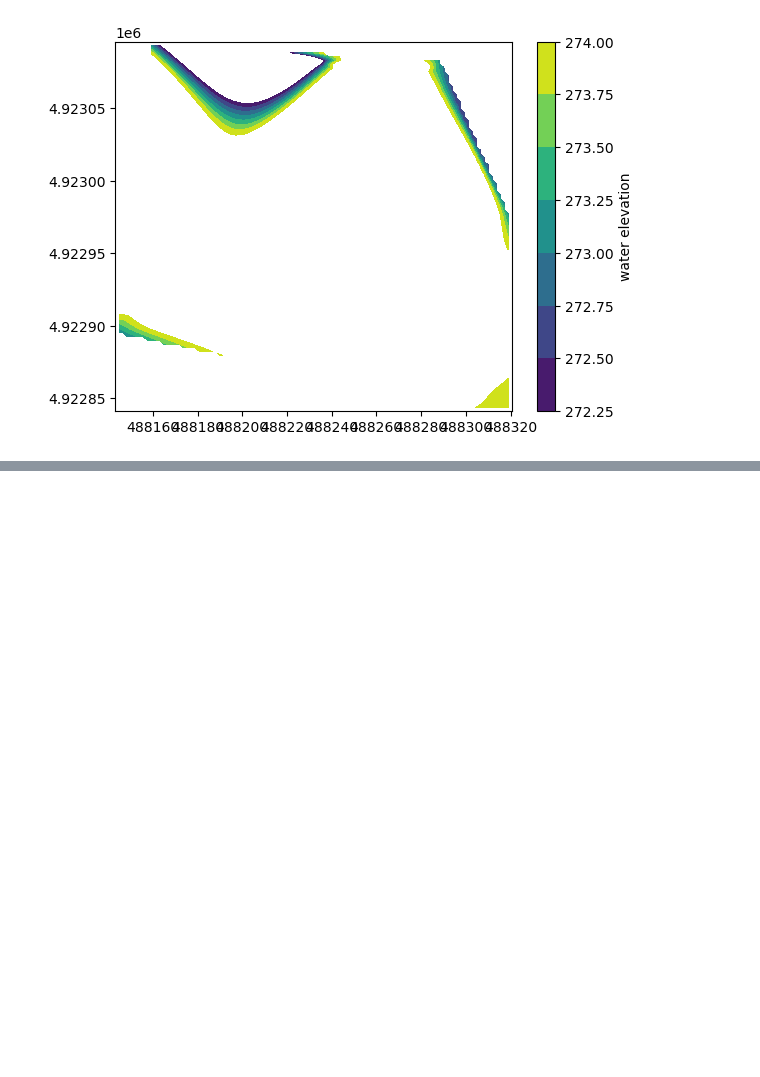
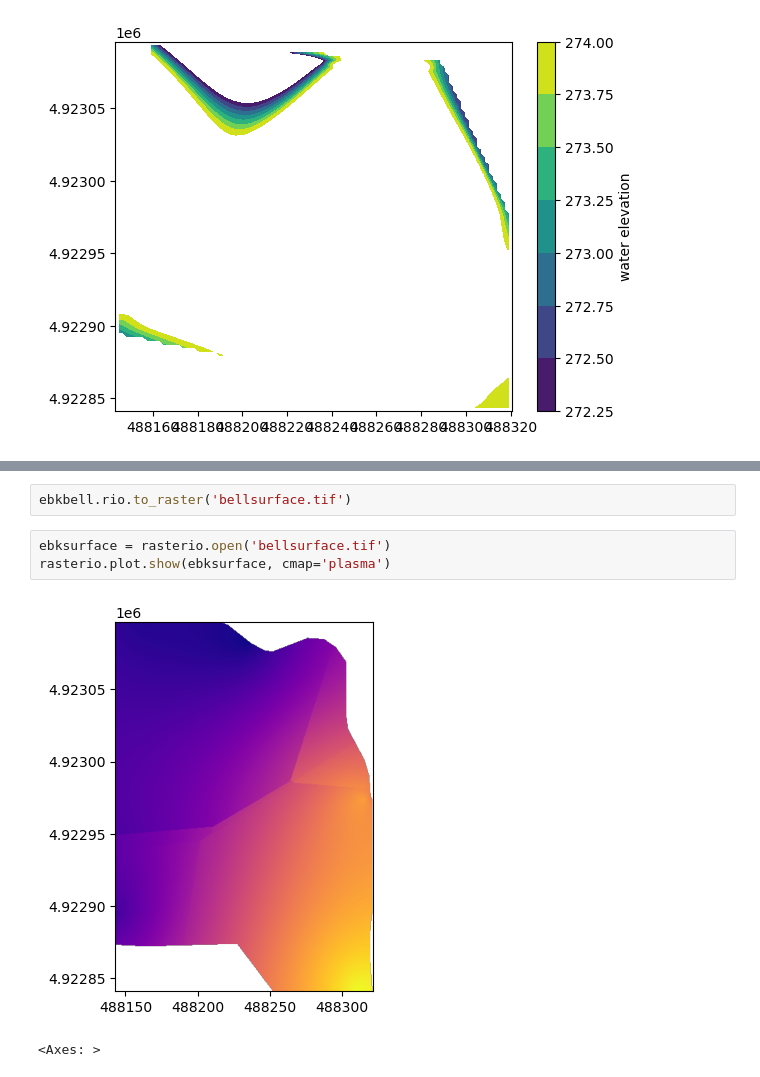
Before and after one commit to sauron-245/summer_26, a Jupyter notebook: summer 2026/BellMap.ipynb, the cells around one changed output, grey strips where cells are left out. Cells and saved outputs as stored; diff of their text form; blank space fills up the shorter version.

```diff
--- a/summer 2026/BellMap.ipynb
+++ b/summer 2026/BellMap.ipynb
@@ -259,0 +281,8 @@ plt.show()
+# %%
+ebkbell.rio.to_raster('bellsurface.tif')
+# %%
+ebksurface = rasterio.open('bellsurface.tif')
+rasterio.plot.show(ebksurface, cmap='plasma')
+# %% [output]
+[figure, added]
+<Axes: >
```
Also changed, not shown: parts of 7 cells of this notebook, 5 other files.
